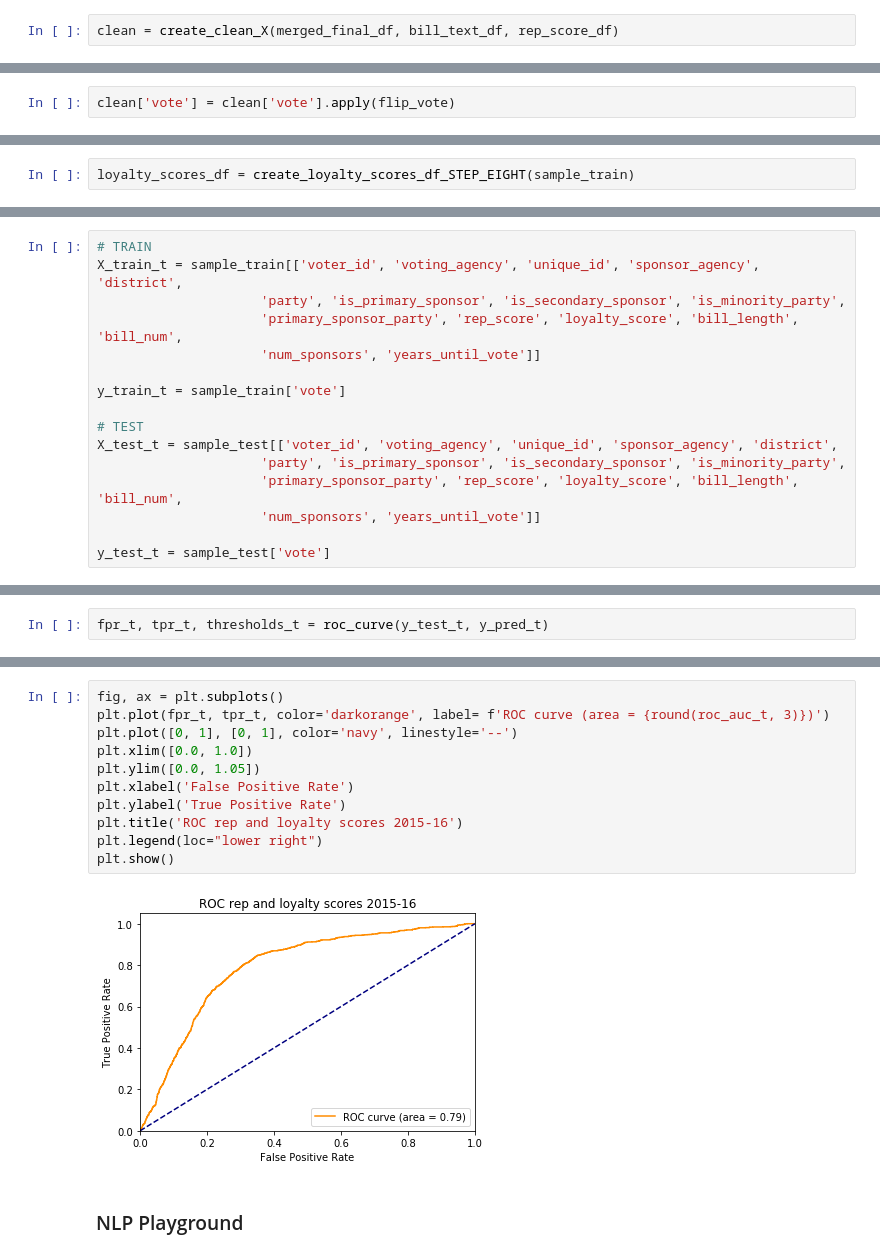
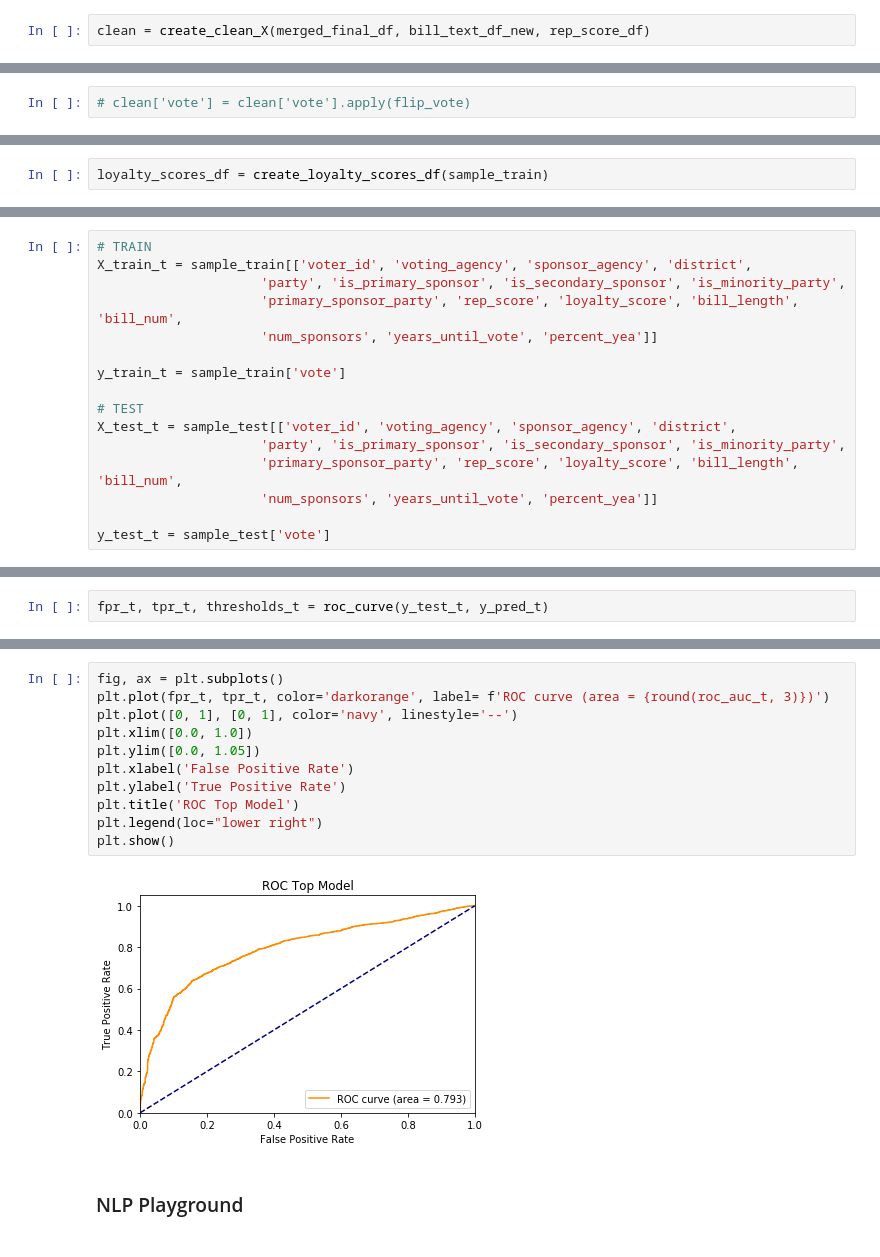
Before and after one commit to ekarboski/washington_state_legislation, a Jupyter notebook: Baseline_model.ipynb, the cells around one changed output, grey strips where cells are left out. Cells and saved outputs as stored; diff of their text form.

```diff
--- a/Baseline_model.ipynb
+++ b/Baseline_model.ipynb
@@ -122,7 +89,7 @@ def create_clean_X(merged_final_df, bill_text_df, rep_score_df):
 
     return clean
 # %%
-clean = create_clean_X(merged_final_df, bill_text_df, rep_score_df)
+clean = create_clean_X(merged_final_df, bill_text_df_new, rep_score_df)
 # %%
 clean.head()
 # %% [output]
@@ -163,5 +111,5 @@ def flip_vote(vote):
 # %%
-clean['vote'] = clean['vote'].apply(flip_vote)
+# clean['vote'] = clean['vote'].apply(flip_vote)
 # %% [markdown]
 ### Dummies
 # %%
@@ -193,7 +141,7 @@ sample.head()
 sample_train = sample[sample['vote_date'] < '2017-07-01T00:00:00.000000000']
 sample_test = sample[sample['vote_date'] > '2017-07-01T00:00:00.000000000']
 # %%
-loyalty_scores_df = create_loyalty_scores_df_STEP_EIGHT(sample_train)
+loyalty_scores_df = create_loyalty_scores_df(sample_train)
 # %%
 # Add loyalty scores to train
 sample_train = sample_train.merge(loyalty_scores_df, how = 'left', on='voter_id')
@@ -324,18 +273,18 @@ plt.show()
 ### Current Top Model - rep and loyalty scores
 # %%
 # TRAIN
-X_train_t = sample_train[['voter_id', 'voting_agency', 'unique_id', 'sponsor_agency', 'district',
+X_train_t = sample_train[['voter_id', 'voting_agency', 'sponsor_agency', 'district',
                      'party', 'is_primary_sponsor', 'is_secondary_sponsor', 'is_minority_party',
                      'primary_sponsor_party', 'rep_score', 'loyalty_score', 'bill_length', 'bill_num',
-                     'num_sponsors', 'years_until_vote']]
+                     'num_sponsors', 'years_until_vote', 'percent_yea']]
 
 y_train_t = sample_train['vote']
 
 # TEST
-X_test_t = sample_test[['voter_id', 'voting_agency', 'unique_id', 'sponsor_agency', 'district',
+X_test_t = sample_test[['voter_id', 'voting_agency', 'sponsor_agency', 'district',
                      'party', 'is_primary_sponsor', 'is_secondary_sponsor', 'is_minority_party',
                      'primary_sponsor_party', 'rep_score', 'loyalty_score', 'bill_length', 'bill_num',
-                     'num_sponsors', 'years_until_vote']]
+                     'num_sponsors', 'years_until_vote', 'percent_yea']]
 
 y_test_t = sample_test['vote']
 # %%
@@ -366,16 +315,16 @@ roc_auc_t
 # %%
 fig, ax = plt.subplots()
 plt.plot(fpr_t, tpr_t, color='darkorange', label= f'ROC curve (area = {round(roc_auc_t, 3)})')
 plt.plot([0, 1], [0, 1], color='navy', linestyle='--')
 plt.xlim([0.0, 1.0])
 plt.ylim([0.0, 1.05])
 plt.xlabel('False Positive Rate')
 plt.ylabel('True Positive Rate')
-plt.title('ROC rep and loyalty scores 2015-16')
+plt.title('ROC Top Model')
 plt.legend(loc="lower right")
 plt.show()
 # %% [output]
-[figure, old version]
+[figure, new version]
 # %% [markdown]
 ### NLP Playground
 # %%
```
Also changed, not shown: parts of 37 cells of this notebook.
